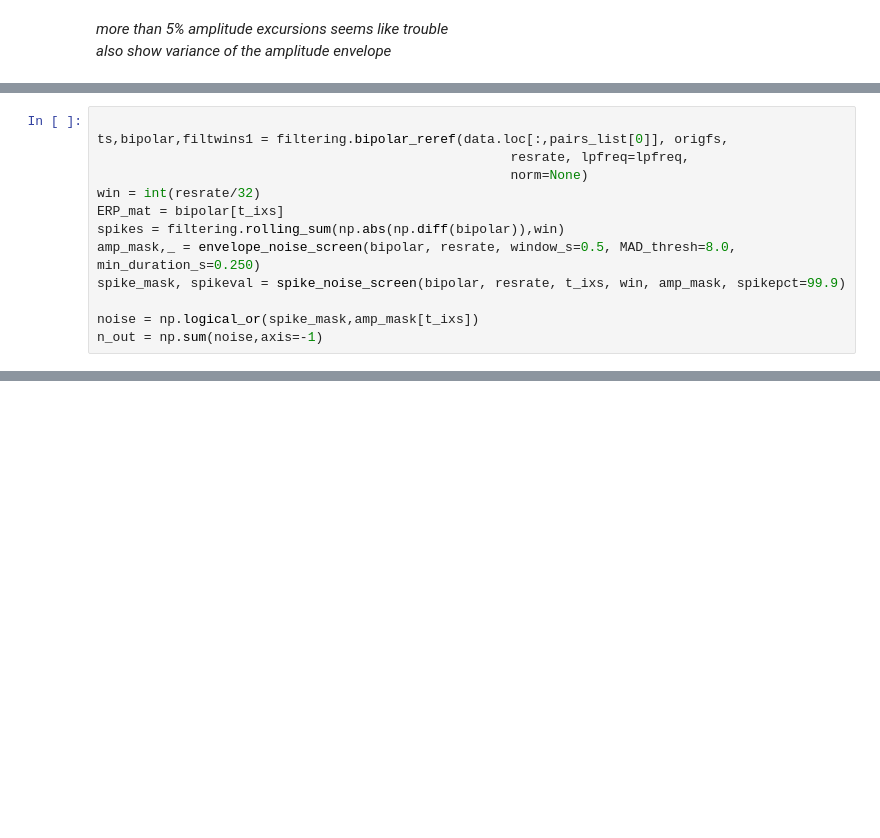
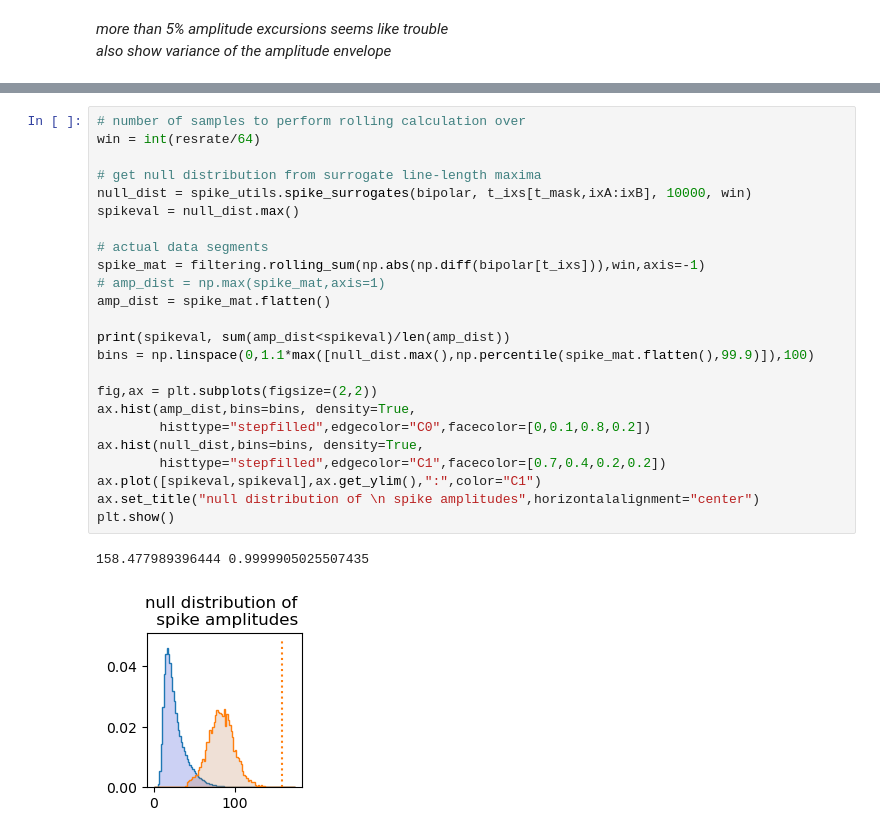
Before and after one commit to jtmiles/GRID_lab_python, a Jupyter notebook: screen_contacts.ipynb, the cells around one changed output, grey strips where cells are left out. Cells and saved outputs as stored; diff of their text form; blank space fills up the shorter version.

```diff
--- a/screen_contacts.ipynb
+++ b/screen_contacts.ipynb
@@ -1030,13 +222,0 @@ plt.show()
-# %%
-
-ts,bipolar,filtwins1 = filtering.bipolar_reref(data.loc[:,pairs_list[0]], origfs,
-                                                     resrate, lpfreq=lpfreq,
-                                                     norm=None)
-win = int(resrate/32)
-ERP_mat = bipolar[t_ixs]
-spikes = filtering.rolling_sum(np.abs(np.diff(bipolar)),win)
-amp_mask,_ = envelope_noise_screen(bipolar, resrate, window_s=0.5, MAD_thresh=8.0, min_duration_s=0.250)
-spike_mask, spikeval = spike_noise_screen(bipolar, resrate, t_ixs, win, amp_mask, spikepct=99.9)
-
-noise = np.logical_or(spike_mask,amp_mask[t_ixs])
-n_out = np.sum(noise,axis=-1)
@@ -1351,0 +280,27 @@ plt.plot(plot_ts[pixs],spike_mat[172,pixs])
+# %%
+# number of samples to perform rolling calculation over
+win = int(resrate/64)
+
+# get null distribution from surrogate line-length maxima
+null_dist = spike_utils.spike_surrogates(bipolar, t_ixs[t_mask,ixA:ixB], 10000, win)
+spikeval = null_dist.max()
+
+# actual data segments
+spike_mat = filtering.rolling_sum(np.abs(np.diff(bipolar[t_ixs])),win,axis=-1)
+# amp_dist = np.max(spike_mat,axis=1)
+amp_dist = spike_mat.flatten()
+
+print(spikeval, sum(amp_dist<spikeval)/len(amp_dist))
+bins = np.linspace(0,1.1*max([null_dist.max(),np.percentile(spike_mat.flatten(),99.9)]),100)
+
+fig,ax = plt.subplots(figsize=(2,2))
+ax.hist(amp_dist,bins=bins, density=True,
+        histtype="stepfilled",edgecolor="C0",facecolor=[0,0.1,0.8,0.2])
+ax.hist(null_dist,bins=bins, density=True,
+        histtype="stepfilled",edgecolor="C1",facecolor=[0.7,0.4,0.2,0.2])
+ax.plot([spikeval,spikeval],ax.get_ylim(),":",color="C1")
+ax.set_title("null distribution of \n spike amplitudes",horizontalalignment="center")
+plt.show()
+# %% [output]
+158.477989396444 0.9999905025507435
+[figure, added]
```
Also changed, not shown: parts of 67 cells of this notebook, 3 other files.
